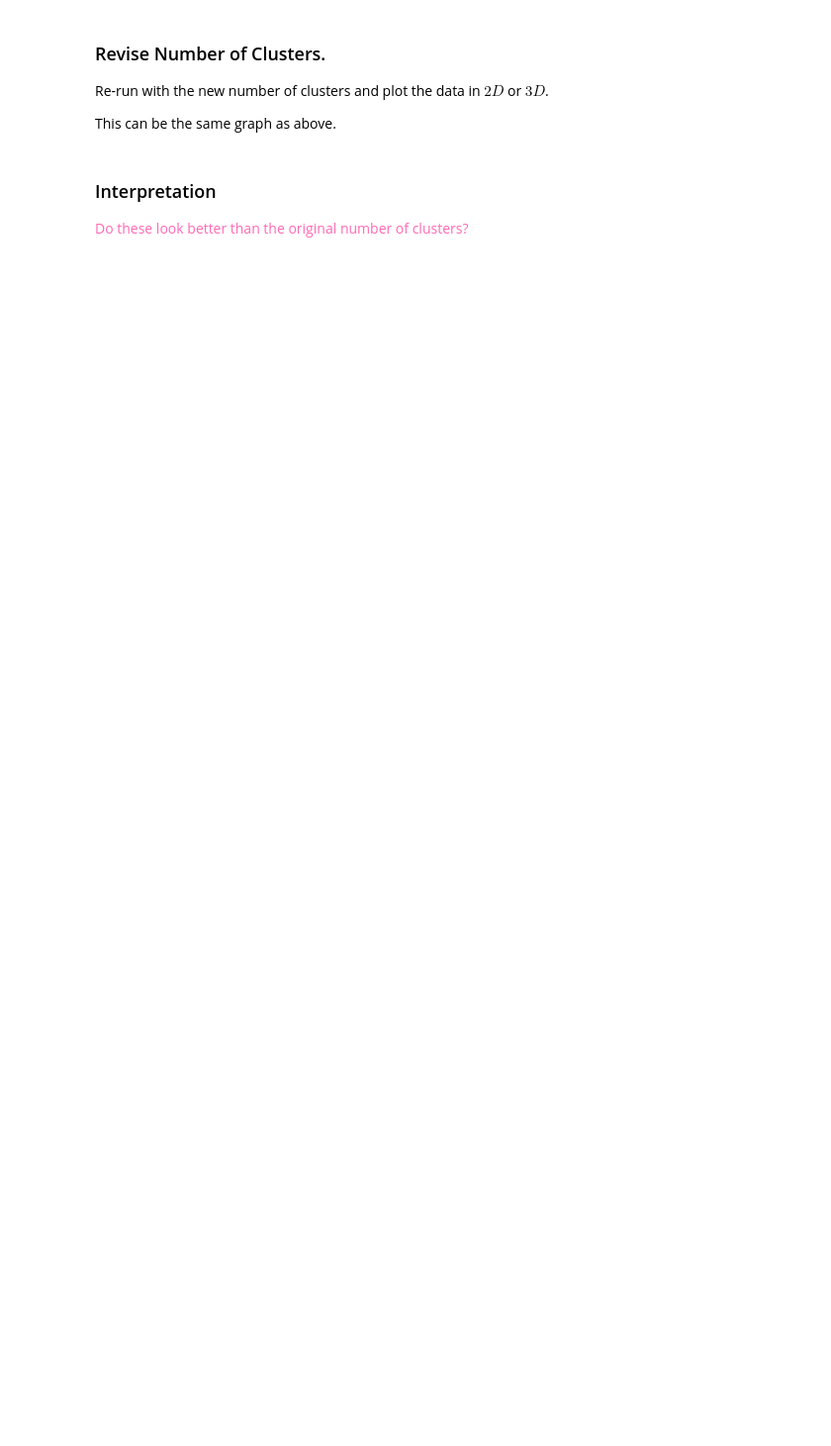
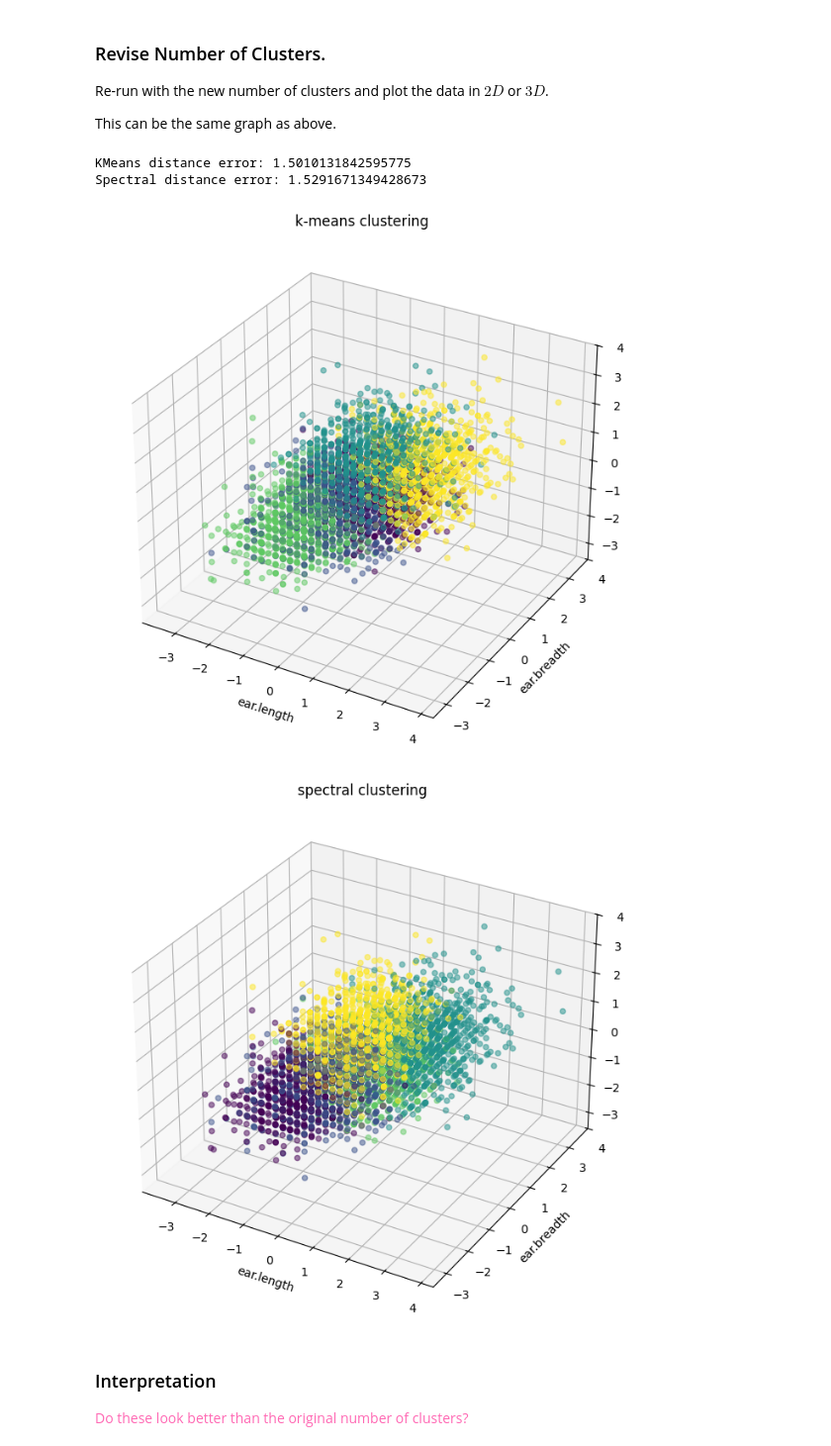
Before and after one commit to idmmachinelearning-ms/HW09, a Jupyter notebook: HW09.ipynb, the cells around one changed output. Shown at 99% size. Saved outputs shown, nothing was run; the diff lists cells and outputs as text; code cells hidden in the pictures; blank space fills up the shorter version.

```diff
--- a/HW09.ipynb
+++ b/HW09.ipynb
@@ -338,3 +399,63 @@ This can be the same graph as above.
+# %%
+## Re-run clustering with final number of clusters
+n_clusters = 5
+km_model = KMeansClustering(n_clusters=n_clusters)
+sc_model = SpectralClustering(n_clusters=n_clusters)
+
+## Run the model on the training data
+km_predicted = km_model.fit_predict(ansur_features)
+sc_predicted = sc_model.fit_predict(ansur_features)
+
+## Check errors
+print("KMeans distance error:", km_model.distance_error())
+print("Spectral distance error:", sc_model.distance_error())
+
+## Plot in 3D
+xl, yl, zl = "ear.length", "ear.breadth", "ear.protrusion"
+x = ansur_scaled_df[xl]
+y = ansur_scaled_df[yl]
+z = ansur_scaled_df[zl]
+
+#kmeans
+km_clusters = km_predicted["clusters"]
+fig = plt.figure(figsize=(8, 8))
+ax = fig.add_subplot(projection='3d')
+
+ax.scatter(x, y, z, c=km_clusters, marker='o', linestyle='', alpha=0.5)
+
+ax.set_title("k-means clustering")
+ax.set_xlabel(xl)
+ax.set_ylabel(yl)
+ax.set_zlabel(zl)
+
+ax.set_ylim(-3.6, 4)
+ax.set_zlim(-3.6, 4)
+
+plt.show()
+
+# spectral
+
+sc_clusters = sc_predicted["clusters"]
+
+fig = plt.figure(figsize=(8, 8))
+ax = fig.add_subplot(projection='3d')
+
+ax.scatter(x, y, z, c=sc_clusters, marker='o', linestyle='', alpha=0.5)
+
+ax.set_title("spectral clustering")
+ax.set_xlabel(xl)
+ax.set_ylabel(yl)
+ax.set_zlabel(zl)
+
+ax.set_ylim(-3.6, 4)
+ax.set_zlim(-3.6, 4)
+
+plt.show()
+# %% [output]
+KMeans distance error: 1.5010131842595775
+Spectral distance error: 1.5291671349428673
+[figure, added]
+[figure, added]
 # %% [markdown]
 ### Interpretation
 
```
Also changed, not shown: parts of 13 cells of this notebook.
